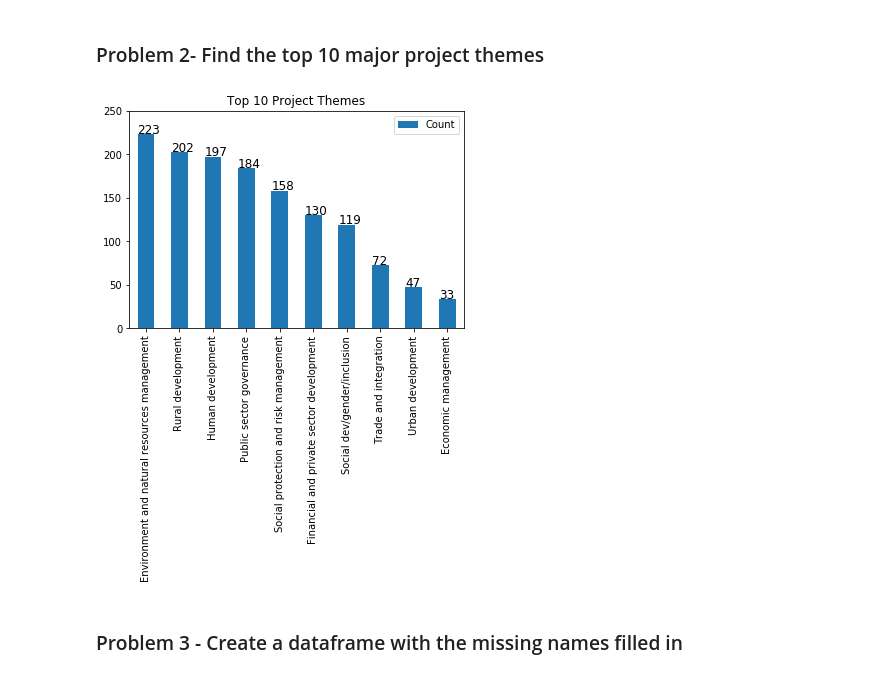
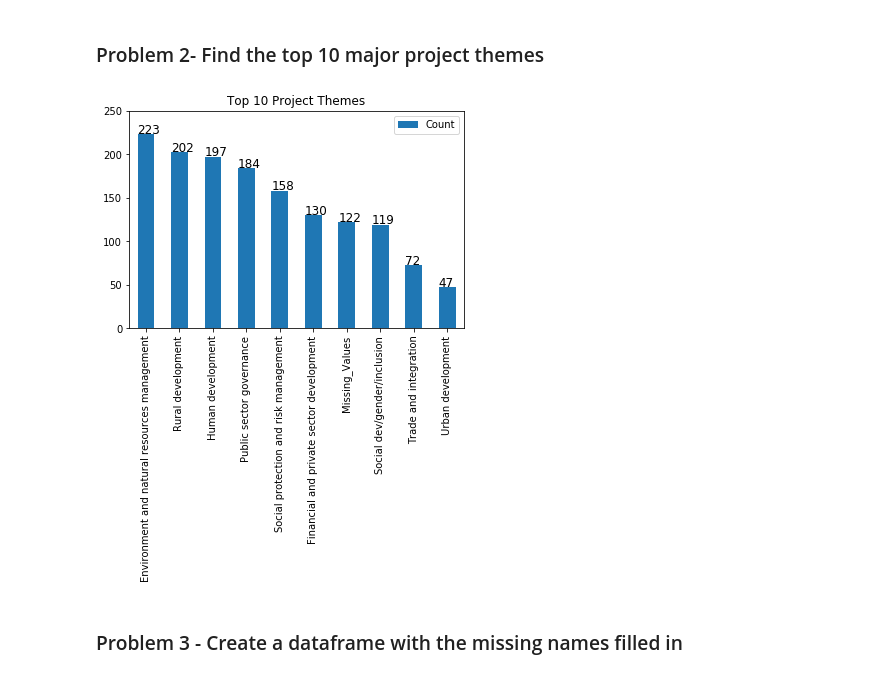
Before and after one commit to oserttas-math/JSON_Mini_Project, a Jupyter notebook: json_project_to_submit.ipynb, the cells around one changed output. Drawn from its saved outputs; the diff is of its cells as text; code cells hidden in the pictures.

```diff
--- a/json_project_to_submit.ipynb
+++ b/json_project_to_submit.ipynb
@@ -57,33 +57,31 @@ for i in ax.patches:
 # %%
 # Extract the necessary columns from df above
 df_themes = df.loc[:,['code', 'name']]
 
 # Fill empty cells in column 'name' with np.nan
-df_themes.name.replace('', np.nan, inplace=True)
+df_themes.name.replace('', 'Missing_Values', inplace=True)
 
 
 # Find top ten project themes
 data = { 'Project_Themes': df_themes.name.value_counts()[:10].index,
         'Count': df_themes.name.value_counts()[:10].values}
-
-
 
 # Store counts in a dataframe
 df_top_ten_themes = pd.DataFrame(data)
 
 # Plot the top ten project themes
 fig, ax1 = plt.subplots()
 ax1 = df_top_ten_themes.plot(kind='bar',title='Top 10 Project Themes',
                             ax=ax1)
 ax1.set_xlabel('') # Won't show x-labels
 ax1.set_ylim((0,250)) # Adjusts y axis limits
 ax1.set_xticklabels(df_top_ten_themes.Project_Themes)
 for i in ax1.patches:
     # get_x pulls left or right; get_height pushes up or down
     ax1.text(i.get_x(), i.get_height()+1, \
             str(i.get_height()), fontsize=12,
                 color='k')
 # %% [output]
-[figure, old version]
+[figure, new version]
 # %% [markdown]
 ### Problem 3 -  Create a dataframe with the missing names filled in
```
Also changed, not shown: parts of 3 cells of this notebook.
